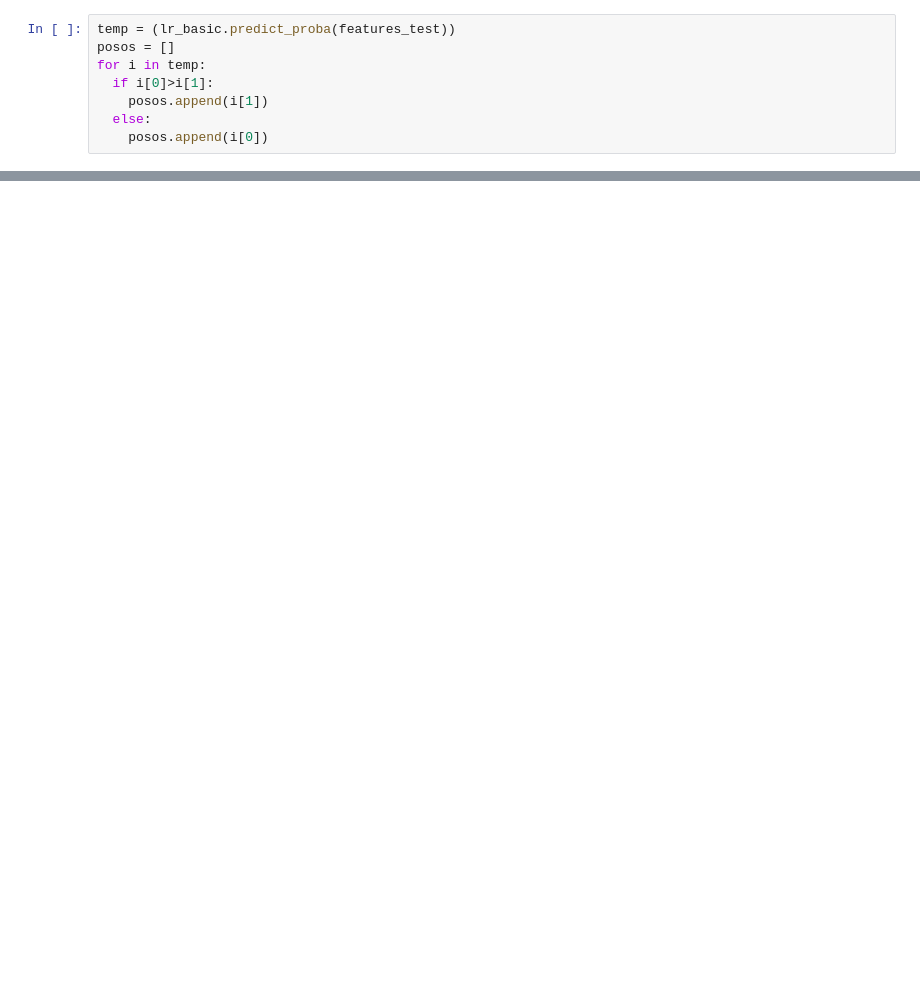
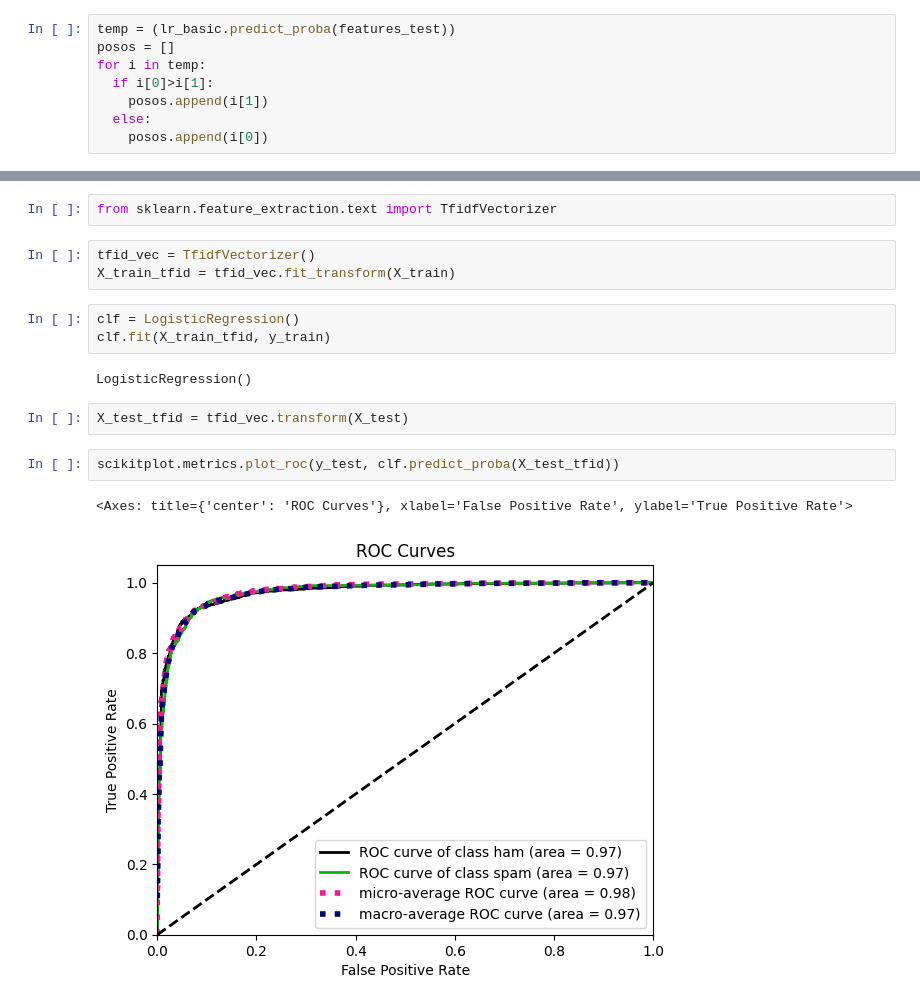
Before and after one commit to L3peha/internshipVK, a Jupyter notebook: Model_DetectingSpam.ipynb, the cells around one changed output, grey strips where cells are left out. Saved outputs shown, nothing was run; the diff lists cells and outputs as text; blank space fills up the shorter version.

Commit message:
4th model
TfidfVectorizer + LR

```diff
--- a/Model_DetectingSpam.ipynb
+++ b/Model_DetectingSpam.ipynb
@@ -306,0 +308,17 @@ print(sklearn.metrics.roc_auc_score(y_test, posos))
+# %%
+from sklearn.feature_extraction.text import TfidfVectorizer
+# %%
+tfid_vec = TfidfVectorizer()
+X_train_tfid = tfid_vec.fit_transform(X_train)
+# %%
+clf = LogisticRegression()
+clf.fit(X_train_tfid, y_train)
+# %% [output]
+LogisticRegression()
+# %%
+X_test_tfid = tfid_vec.transform(X_test)
+# %%
+scikitplot.metrics.plot_roc(y_test, clf.predict_proba(X_test_tfid))
+# %% [output]
+<Axes: title={'center': 'ROC Curves'}, xlabel='False Positive Rate', ylabel='True Positive Rate'>
+[figure, added]
```
Also changed, not shown: parts of 15 cells of this notebook.
